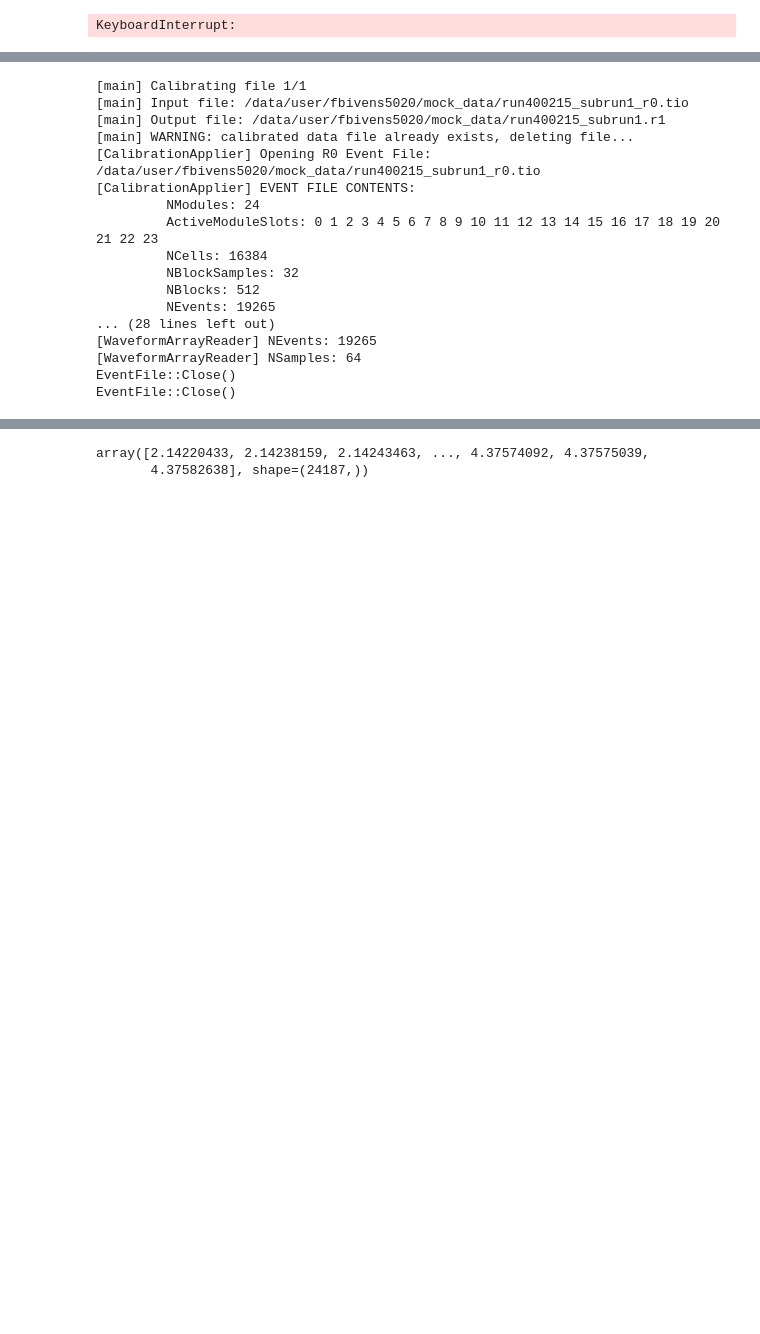
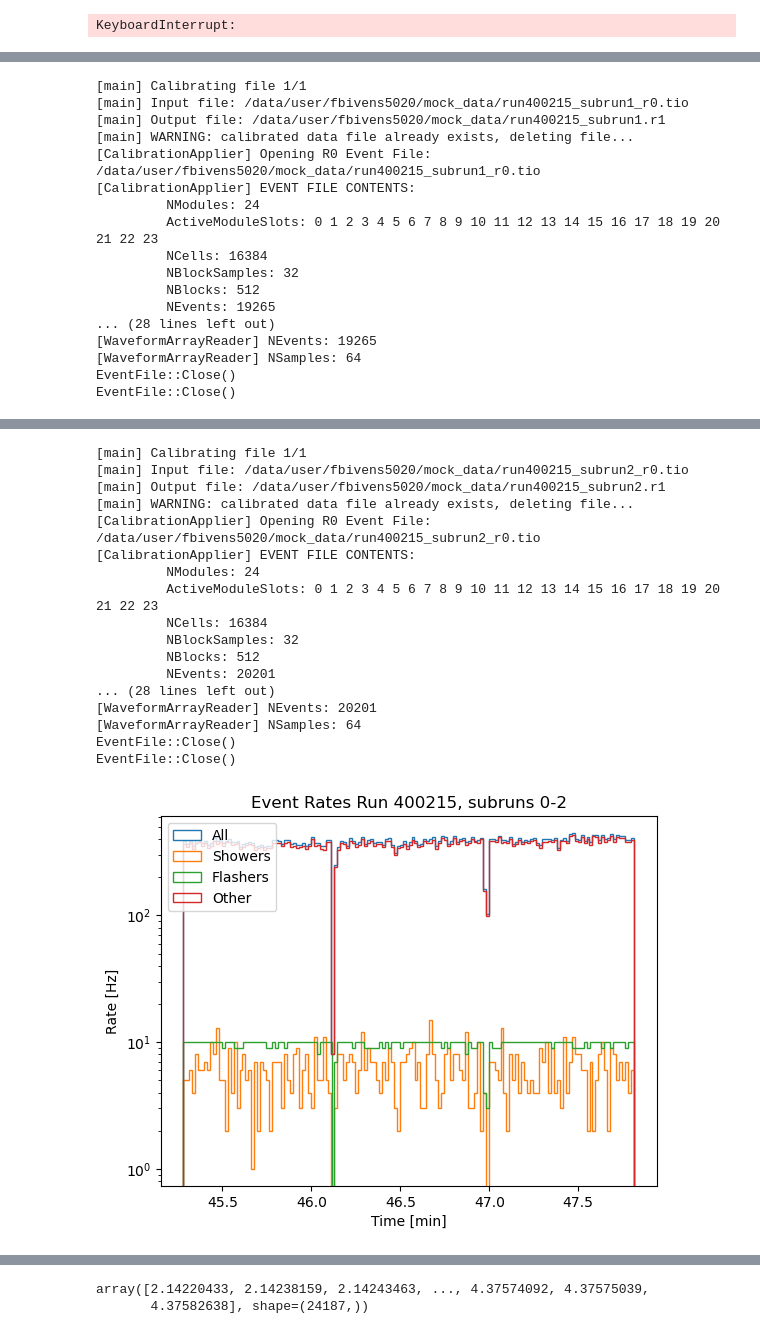
Before and after one commit to GriffinB243/DQM_scripts, a Jupyter notebook: DQM_notebook.ipynb, the cells around one changed output, grey strips where cells are left out. Saved outputs shown, nothing was run; the diff lists cells and outputs as text; code cells hidden in the pictures; blank space fills up the shorter version.

```diff
--- a/DQM_notebook.ipynb
+++ b/DQM_notebook.ipynb
@@ -955,8 +955,9 @@ def real_new_sort(sr_data,subrun, sorted_run_data, cuts):
    return sorted_run_data, sorted_subrun
 # %%
 #Working cell for overall event rate graph
+#you only have to run this one once for a stupid long time to test plotting stuff, unless you crash the kernel
 
-subrun_number=2
+subrun_number=3
 run_id=400215
 run_data=[]
 sorted_run_data=[[[],[],[],[],[],[],[],[]],[[],[],[],[],[],[],[],[]],[[],[],[],[],[],[],[],[]],[[],[],[],[],[],[],[],[]],[[],[],[],[],[],[],[],[]],[[],[],[],[],[],[],[],[]],[[],[],[],[],[],[],[],[]],[[],[],[],[],[],[],[],[]]]
@@ -1087,23 +1088,41 @@ EventFile::Close()
 [figure]
 [figure]
 [figure]
 [main] Calibrating file 1/1
 [main] Input file: /data/user/fbivens5020/mock_data/run400215_subrun1_r0.tio
 [main] Output file: /data/user/fbivens5020/mock_data/run400215_subrun1.r1
 [main] WARNING: calibrated data file already exists, deleting file...
 [CalibrationApplier] Opening R0 Event File: /data/user/fbivens5020/mock_data/run400215_subrun1_r0.tio
 [CalibrationApplier] EVENT FILE CONTENTS:
          NModules: 24
          ActiveModuleSlots: 0 1 2 3 4 5 6 7 8 9 10 11 12 13 14 15 16 17 18 19 20 21 22 23
          NCells: 16384
          NBlockSamples: 32
          NBlocks: 512
          NEvents: 19265
 ... (28 lines left out)
 [WaveformArrayReader] NEvents: 19265
 [WaveformArrayReader] NSamples: 64
 EventFile::Close()
 EventFile::Close()
 [figure]
 [figure]
 [figure]
+[main] Calibrating file 1/1
+[main] Input file: /data/user/fbivens5020/mock_data/run400215_subrun2_r0.tio
+[main] Output file: /data/user/fbivens5020/mock_data/run400215_subrun2.r1
+[main] WARNING: calibrated data file already exists, deleting file...
+[CalibrationApplier] Opening R0 Event File: /data/user/fbivens5020/mock_data/run400215_subrun2_r0.tio
+[CalibrationApplier] EVENT FILE CONTENTS:
+         NModules: 24
+         ActiveModuleSlots: 0 1 2 3 4 5 6 7 8 9 10 11 12 13 14 15 16 17 18 19 20 21 22 23
+         NCells: 16384
+         NBlockSamples: 32
+         NBlocks: 512
+         NEvents: 20201
+... (28 lines left out)
+[WaveformArrayReader] NEvents: 20201
+[WaveformArrayReader] NSamples: 64
+EventFile::Close()
+EventFile::Close()
+[figure, added]
```
Also changed, not shown: parts of 5 cells of this notebook, 1 other file.
